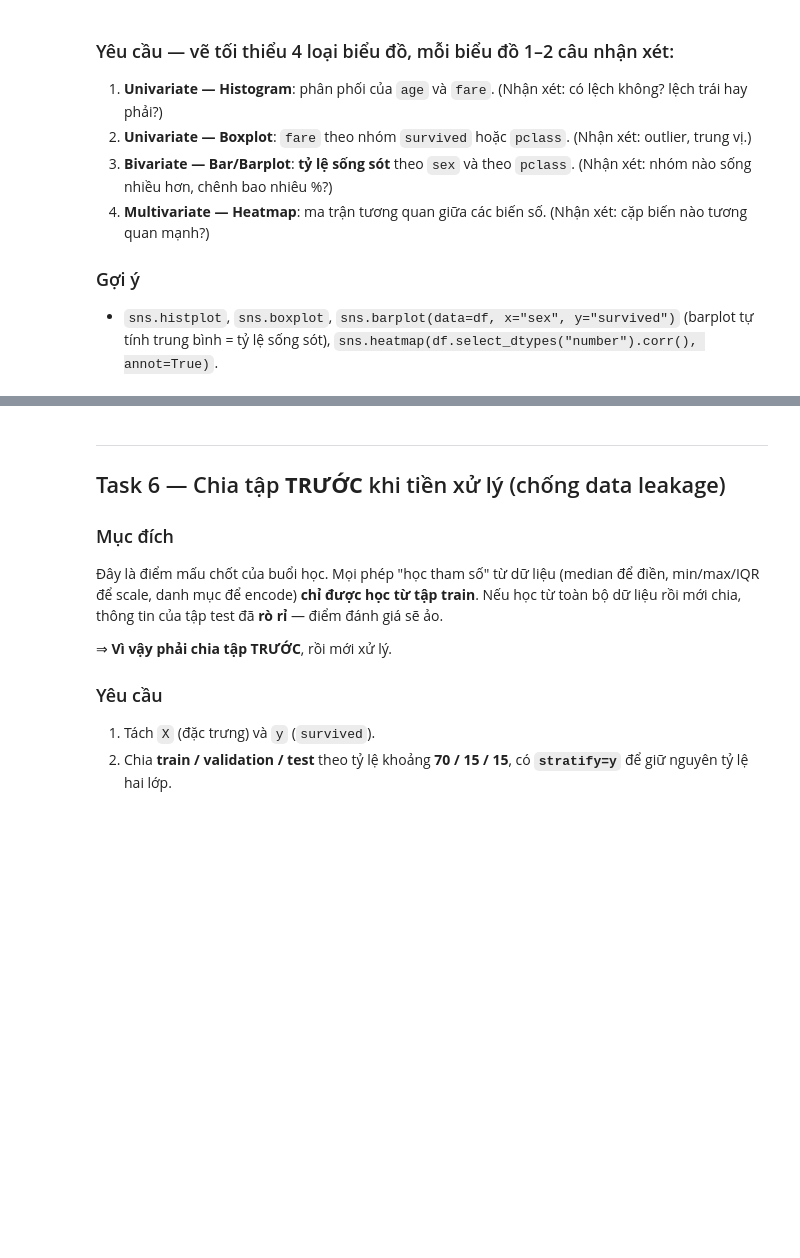
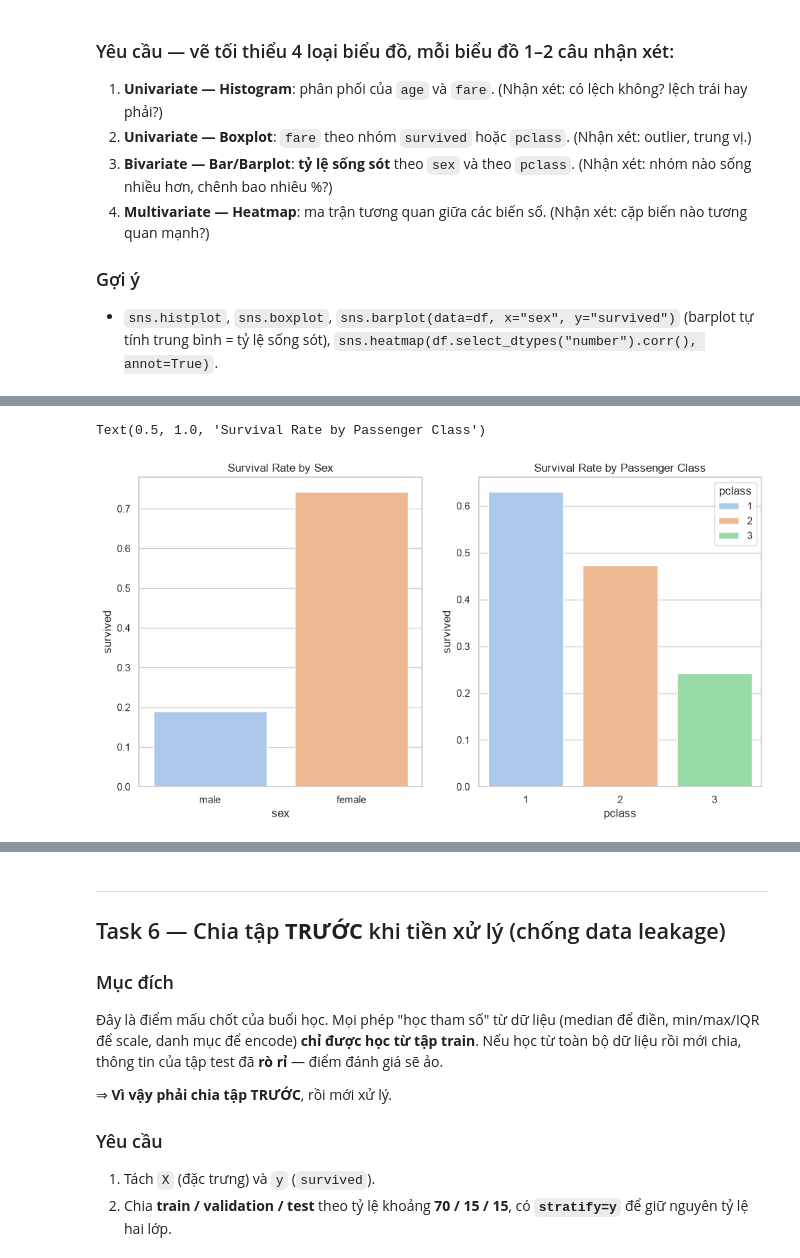
Before and after one commit to mliotlab/mliot-pyml-2026-hw, a Jupyter notebook: week03/baitap_buoi5_titanic.ipynb, the cells around one changed output, grey strips where cells are left out. Saved outputs shown, nothing was run; the diff lists cells and outputs as text; code cells hidden in the pictures; blank space fills up the shorter version.

```diff
--- a/week03/baitap_buoi5_titanic.ipynb
+++ b/week03/baitap_buoi5_titanic.ipynb
@@ -218,0 +345,14 @@ EDA là môn học về **nhìn** dữ liệu. Mỗi biểu đồ phải trả l
+# %%
+# TODO 5c: Barplot tỷ lệ sống sót theo sex và pclass
+
+plt.figure(figsize=(12, 6))
+plt.subplot(1, 2, 1)
+sns.barplot(x='sex', y='survived', data=df, errorbar=None,hue='sex', palette='pastel')
+plt.title('Survival Rate by Sex')
+
+plt.subplot(1, 2, 2)
+sns.barplot(x='pclass', y='survived', data=df, errorbar=None, hue='pclass', palette='pastel')
+plt.title('Survival Rate by Passenger Class')
+# %% [output]
+Text(0.5, 1.0, 'Survival Rate by Passenger Class')
+[figure, added]
```
Also changed, not shown: parts of 36 cells of this notebook.
